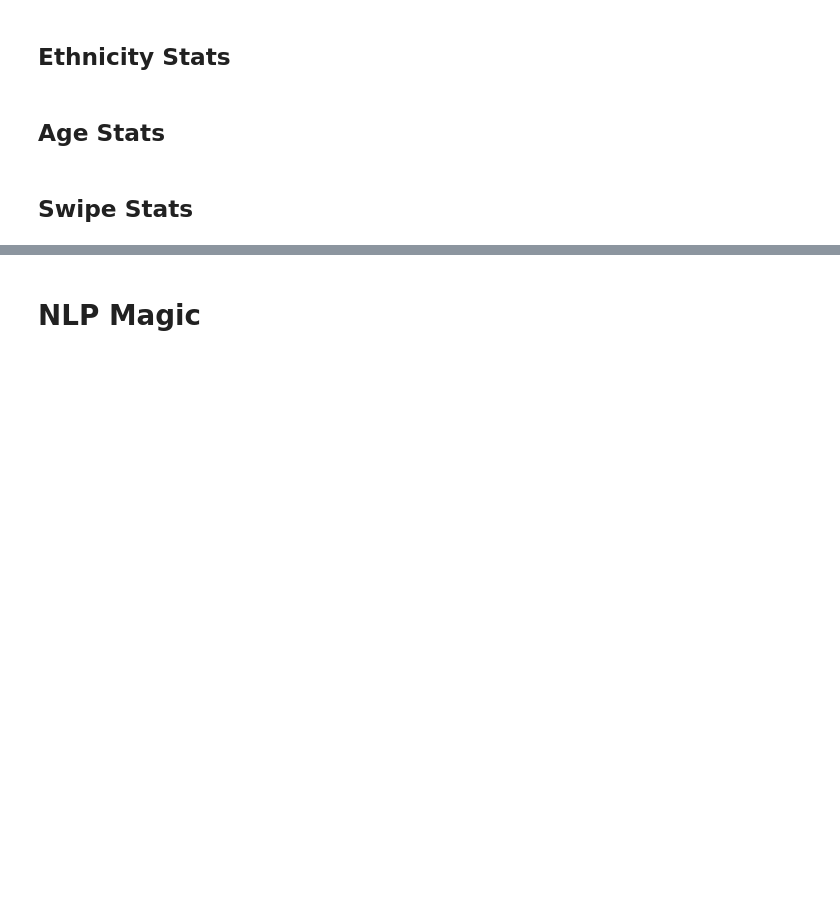
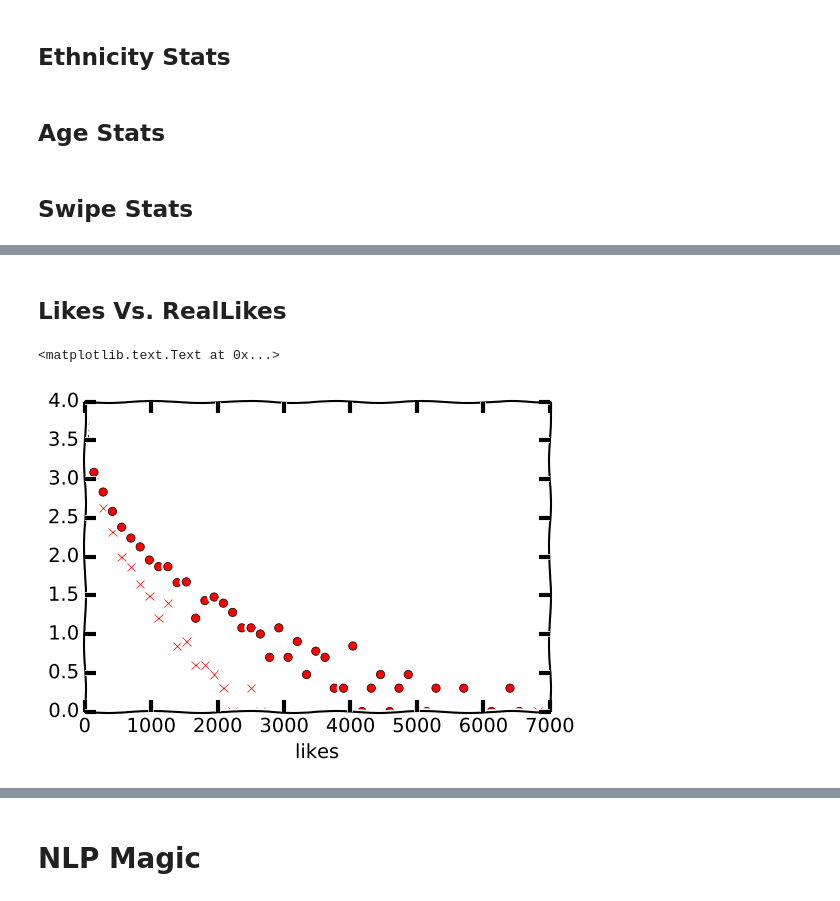
Before and after one commit to alabidi/MuzMatch, a Jupyter notebook: MM.ipynb, the cells around one changed output, grey strips where cells are left out. Saved outputs shown, nothing was run; the diff lists cells and outputs as text; code cells hidden in the pictures; blank space fills up the shorter version.

```diff
--- a/MM.ipynb
+++ b/MM.ipynb
@@ -431,0 +356,3 @@ pickle.dump(dUK2,open(data+'dUK2.pkl','wb'))
+# %% [markdown]
+Likes Vs. RealLikes
+----------------------
@@ -431,0 +361,13 @@ pickle.dump(dUK2,open(data+'dUK2.pkl','wb'))
+# %%
+c,b=np.histogram(pUK['realLen'][pUK.gender=='F'],bins=50)
+cm,bm=np.histogram(pUK['realLen'][pUK.gender=='M'],bins=b)
+cl,bl=np.histogram(pUK['numLikes'][pUK.gender=='F'],bins=b)
+clm,blm=np.histogram(pUK['numLikes'][pUK.gender=='M'],bins=b)
+# %%
+plt.xkcd()
+plt.plot(b[:-1],np.log10(c),'rx')
+plt.plot(b[:-1],np.log10(cl),'ro')
+plt.xlabel('likes')
+# %% [output]
+<matplotlib.text.Text at 0x...>
+[figure, added]
```
Also changed, not shown: parts of 141 cells of this notebook, 7 other files.
